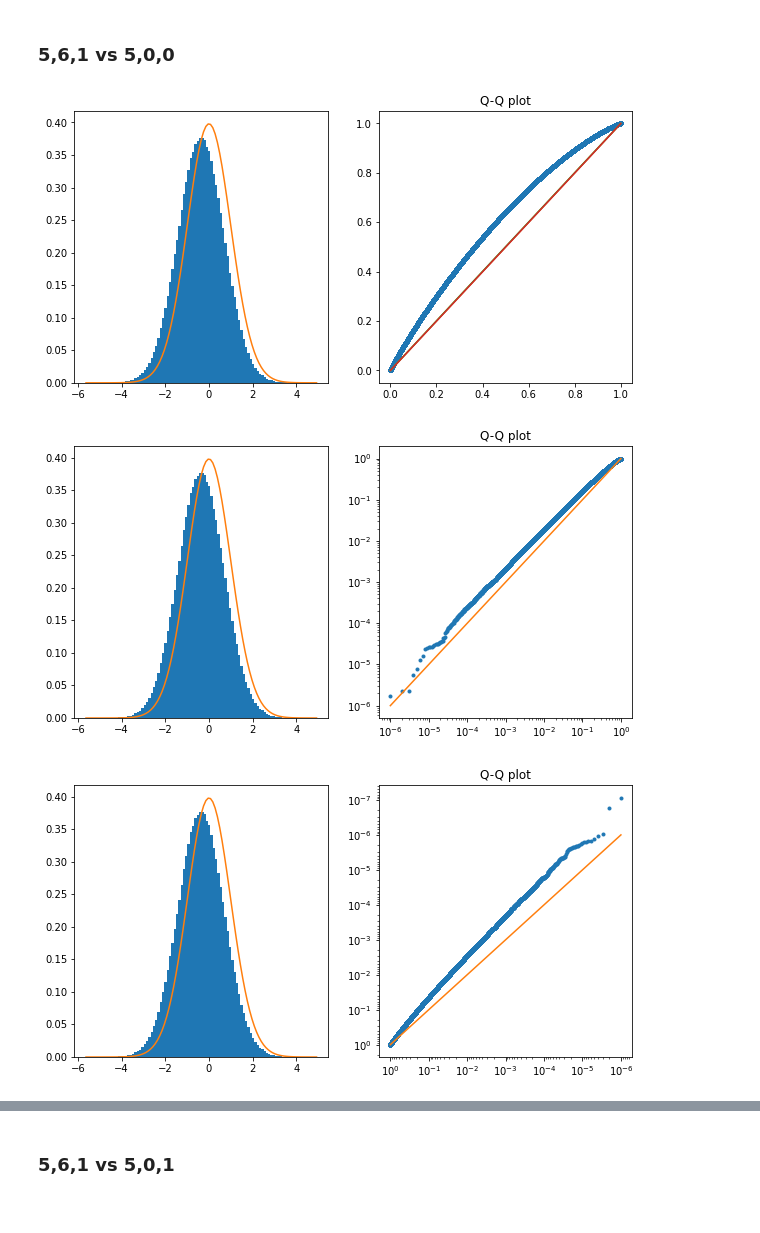
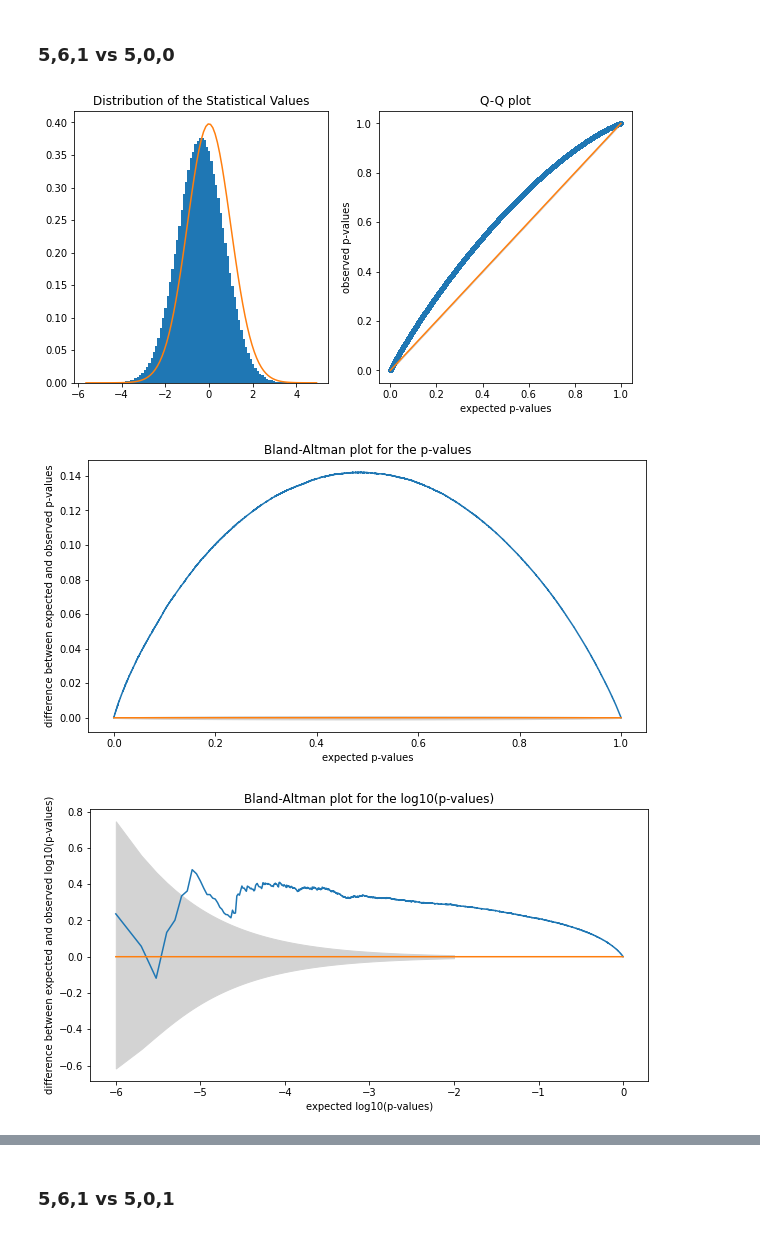
Before and after one commit to xroll174/Correct-Variability-Pipelines, a Jupyter notebook: results/Results.ipynb, the cells around one changed output, grey strips where cells are left out. Saved outputs shown, nothing was run; the diff lists cells and outputs as text; code cells hidden in the pictures.

```diff
--- a/results/Results.ipynb
+++ b/results/Results.ipynb
@@ -83,6 +80,7 @@ def qqplot_pval(data,num_bins):
     dist = scipy.stats.t
     y=dist.pdf(bins,98)
     ax1.plot(bins, y, '-')
+    ax1.set_title('Distribution of the Statistical Values')
 
     beta=scipy.stats.beta
     p_th = [t/len(data) for t in range(1,len(data)+1)]
@@ -94,9 +92,10 @@ def qqplot_pval(data,num_bins):
     line1, = ax2.plot(p_th, sorted(dist.sf(np.array(data),98)), '.', linewidth=1,
                          label='Q-Q plot')
     ax2.plot(p_th, p_th, '-')
-    ax2.plot(p_th_sub, conf_int_inf, '-')
-    ax2.plot(p_th_sub, conf_int_sup, '-')
+    ax2.fill_between(p_th_sub,conf_int_inf,conf_int_sup,color="lightgrey")
     ax2.set_title('Q-Q plot')
+    ax2.set_xlabel('expected p-values')
+    ax2.set_ylabel('observed p-values')
     plt.show()
 # %%
 def qqplot_pval_conf(data,num_bins):
@@ -243,20 +244,22 @@ def Bland_Altman_log1(data):
     dist = scipy.stats.t
     beta = scipy.stats.beta
 
-    p_th = np.log([t/len(data) for t in range(1,len(data)+1)])
-    p_obs = np.log(sorted(dist.sf(np.array(data),98)))
+    p_th = np.log10([t/len(data) for t in range(1,len(data)+1)])
+    p_obs = np.log10(sorted(dist.sf(np.array(data),98)))
 
     ba_diff = [(p_obs[i] - p_th[i]) for i in range(len(data))]
 
-    p_th_sub=np.log([t/len(data) for t in range(1,10001)])
+    p_th_sub=np.log10([t/len(data) for t in range(1,10001)])
 
-    conf_int_inf = [np.log(1-beta.interval(0.95,len(data)-i,1+i,loc=0,scale=1)[0])-np.log(i/len(data)) for i in range(1,10001)]
-    conf_int_sup = [np.log(1-beta.interval(0.95,len(data)-i,1+i,loc=0,scale=1)[1])-np.log(i/len(data)) for i in range(1,10001)]
+    conf_int_inf = [np.log10(1-beta.interval(0.95,len(data)-i,1+i,loc=0,scale=1)[0])-np.log10(i/len(data)) for i in range(1,10001)]
+    conf_int_sup = [np.log10(1-beta.interval(0.95,len(data)-i,1+i,loc=0,scale=1)[1])-np.log10(i/len(data)) for i in range(1,10001)]
 
     line1, = ax2.plot(p_th, ba_diff,
                          label='Bland-Altman')
     ax2.plot(p_th,len(data)*[0],'-')
-    ax2.plot(p_th_sub,conf_int_inf)
-    ax2.plot(p_th_sub,conf_int_sup)
-    ax2.set_title('Bland-Altman')
+    ax2.fill_between(p_th_sub,conf_int_inf,conf_int_sup,color="lightgrey")
+
+    ax2.set_title('Bland-Altman plot for the log10(p-values)')
+    ax2.set_xlabel('expected log10(p-values)')
+    ax2.set_ylabel('difference between expected and observed log10(p-values)')
     plt.show()
@@ -270,22 +270,24 @@ def Bland_Altman_log2(data):
     dist = scipy.stats.t
     beta = scipy.stats.beta
 
-    p_th = 1-np.log([1-t/len(data) for t in range(1,len(data)+1)])
-    p_obs = 1-np.log(1-np.array(sorted(dist.sf(np.array(data),98))))
+    p_th = -np.log10([1-t/len(data) for t in range(1,len(data)+1)])
+    p_obs = -np.log10(1-np.array(sorted(dist.sf(np.array(data),98))))
 
     ba_diff = [(p_obs[i] - p_th[i]) for i in range(len(data))]
 
-    p_th_sub=1-np.log([1-t/len(data) for t in range(len(data)-9999,len(data)+1)])
+    p_th_sub=-np.log10([1-t/len(data) for t in range(len(data)-9999,len(data)+1)])
 
-    conf_int_inf = [1-np.log(beta.interval(0.95,len(data)-i,1+i,loc=0,scale=1)[0])-(1-np.log(1-i/len(data))) for i in range(len(data)-9999,len(data)+1)]
-    conf_int_sup = [1-np.log(beta.interval(0.95,len(data)-i,1+i,loc=0,scale=1)[1])-(1-np.log(1-i/len(data))) for i in range(len(data)-9999,len(data)+1)]
+    conf_int_inf = [-np.log10(beta.interval(0.95,len(data)-i,1+i,loc=0,scale=1)[0])-(-np.log10(1-i/len(data))) for i in range(len(data)-9999,len(data)+1)]
+    conf_int_sup = [-np.log10(beta.interval(0.95,len(data)-i,1+i,loc=0,scale=1)[1])-(-np.log10(1-i/len(data))) for i in range(len(data)-9999,len(data)+1)]
 
     line1, = ax2.plot(p_th, ba_diff,
                          label='Bland-Altman')
     ax2.plot(p_th,len(data)*[0],'-')
-    ax2.plot(p_th_sub,conf_int_inf)
-    ax2.plot(p_th_sub,conf_int_sup)
-    ax2.set_title('Bland-Altman')
+    ax2.fill_between(p_th_sub,conf_int_inf,conf_int_sup,color="lightgrey")
+
+    ax2.set_title('Bland-Altman plot for the -log10(1 - p-values)')
+    ax2.set_xlabel('expected -log10(1 - p-values)')
+    ax2.set_ylabel('difference between expected and observed -log10(1 - p-values)')
     plt.show()
 # %% [markdown]
 # Mask Sizes
@@ -391,12 +405,10 @@ Vect_vox_561_8241_sample = voxel_concat_sample(5,6,1,8,24,1);
 ### 5,6,1 vs 5,0,0
 # %%
 qqplot_pval(Vect_vox_561_500_sample,100)
-qqplot_pval_log1(Vect_vox_561_500_sample,100)
-qqplot_pval_log2(Vect_vox_561_500_sample,100)
 Bland_Altman(Vect_vox_561_500_sample)
 Bland_Altman_log1(Vect_vox_561_500_sample)
 Bland_Altman_log2(Vect_vox_561_500_sample)
 # %% [output]
-[figure, old version]
+[figure, new version]
-[figure, old version]
+[figure, new version]
-[figure, old version]
+[figure, new version]
```
Also changed, not shown: parts of 37 cells of this notebook.
